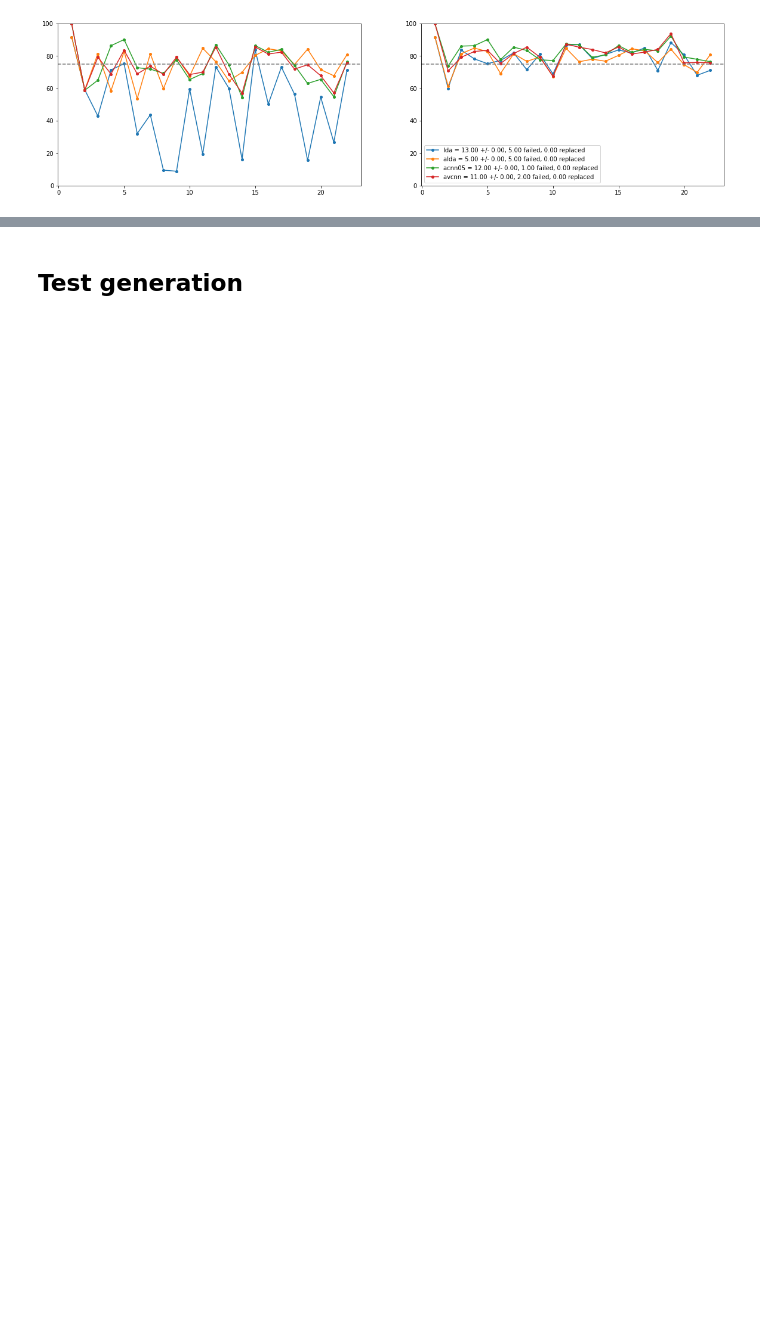
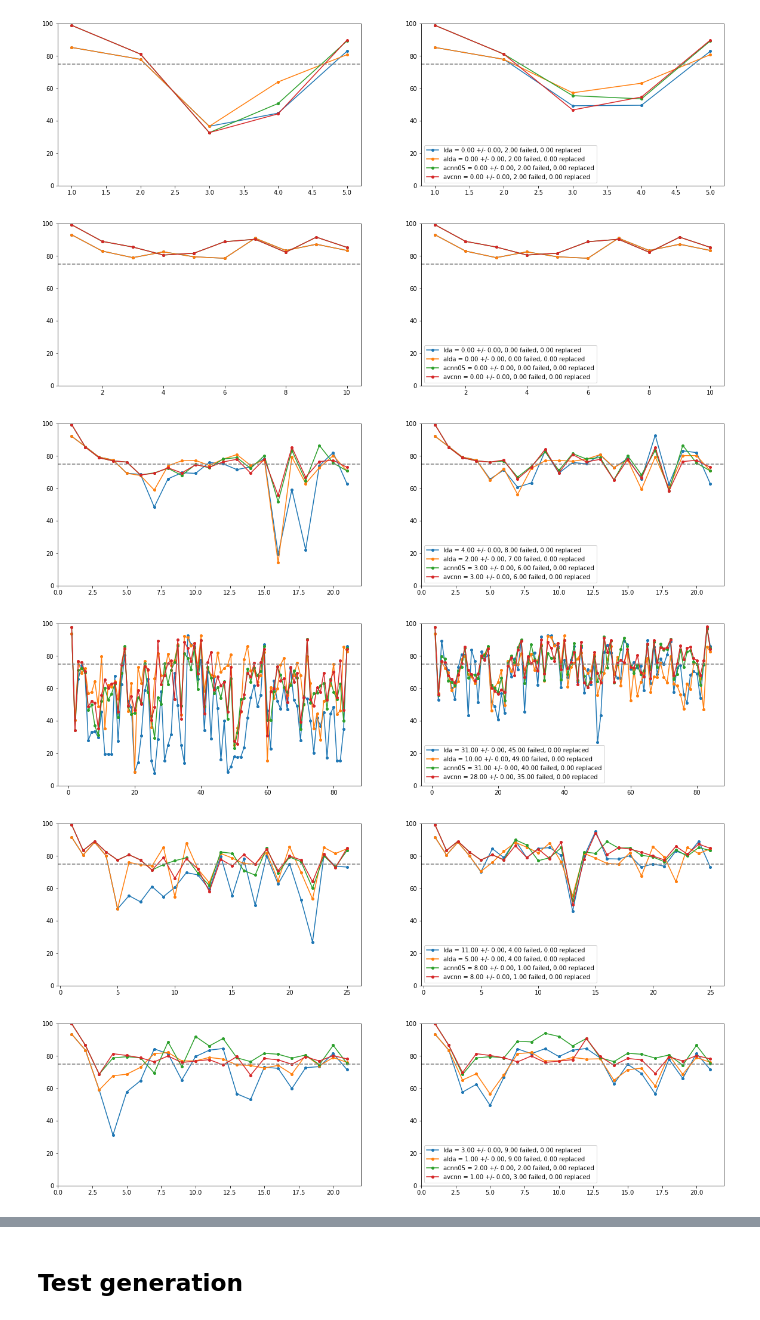
Before and after one commit to yuniteh/adaptive, a Jupyter notebook: python/main.ipynb, the cells around one changed output, grey strips where cells are left out. Cells and saved outputs as stored; diff of their text form; code cells hidden in the pictures; blank space fills up the shorter version.

```diff
--- a/python/main.ipynb
+++ b/python/main.ipynb
@@ -154,10 +154,10 @@ for it in range(1):#iter):
                         # get previous dofs
                         prev_ndof = [n_dof, key, train_dof]
                         if mod[0] == 'a':
-                            print('prev: ' + str(train_dof))
+                            # print('prev: ' + str(train_dof))
                             # get current dofs and create key
                             train_dof = np.unique(train_params[:,-1])
-                            print('cur: ' + str(train_dof))
+                            # print('cur: ' + str(train_dof))
                             key = np.zeros((len(train_dof),))
                             # check if current dofs are all in old dof list
                             dof_ovlp = np.isin(train_dof,prev_ndof[2],assume_unique=True)
@@ -208,12 +208,12 @@ for it in range(1):#iter):
                     train_data, train_params = lp.check_labels(train_data,train_params,train_dof,key,False)
                     val_data, val_params = lp.check_labels(val_data,val_params,train_dof,key,False)
 
-                    print('train dof: ' + str(train_dof) + ', key: ' + str(key))
-
+                    # print('train dof: ' + str(train_dof) + ', key: ' + str(key))
+                    noise_b = 'lda' not in mod
                     if (mod[0] == 'a' and i > 0) or ('cr' in mod and i > 0) or (mod == 'vcnn' and i > 0):
-                        _, x_clean_cnn, y_clean, _, x_train_cnn, y_train, x_train_lda, y_train_lda, _, _, _, _ = prd.prep_train_caps(train_data, train_params, emg_scale=emg_scale, scaler=scaler, num_classes=n_dof, prop_b=False, batch_size=bat, ft=ft, noise=True, split=False)
+                        _, x_clean_cnn, y_clean, _, x_train_cnn, y_train, x_train_lda, y_train_lda, _, _, _, _ = prd.prep_train_caps(train_data, train_params, emg_scale=emg_scale, scaler=scaler, num_classes=n_dof, prop_b=False, batch_size=bat, ft=ft, noise=noise_b, split=False)
                     else:
-                        _, x_clean_cnn, y_clean, _, x_train_cnn, y_train, x_train_lda, y_train_lda, emg_scale, scaler, _, _ = prd.prep_train_caps(train_data, train_params, prop_b=False, batch_size=bat, ft=ft, noise=True, split=False,num_classes=n_dof)
+                        _, x_clean_cnn, y_clean, _, x_train_cnn, y_train, x_train_lda, y_train_lda, emg_scale, scaler, _, _ = prd.prep_train_caps(train_data, train_params, prop_b=False, batch_size=bat, ft=ft, noise=noise_b, split=False,num_classes=n_dof)
                         if ((i == 0) and (c_weights is not None)) or ((i == 0) and (v_weights is not None)):
                             scaler = cp.deepcopy(scaler_0)
 
@@ -496,7 +497,7 @@ test_accuracy = tf.keras.metrics.CategoricalAccuracy(name='test_accuracy')
 plot_mod = ['lda','alda','cnn','acnn03','avcnn','crcnn']
 plot_mod = ['lda','alda','acnn05','avcnn']
 for plot_i in range(1):
-    for sub in range(4,5):
+    for sub in range(7):
         it_acc = []
         it_recal = []
         it_fail = []
@@ -563,31 +564,36 @@ for plot_i in range(1):
 
         std_acc2 = np.nanstd(np.abs(np.array(it_acc2)),axis=0)/np.sum(~np.isnan(np.array(it_acc2)),axis=0)
         std_acc = np.nanstd(np.abs(np.array(it_acc)),axis=0)/np.sum(~np.isnan(np.array(it_acc)),axis=0)
         std_val = np.nanstd(np.abs(np.array(it_val)),axis=0)/np.sum(~np.isnan(np.array(it_val)),axis=0)
         std_prev = np.nanstd(np.abs(np.array(it_prev)),axis=0)/np.sum(~np.isnan(np.array(it_prev)),axis=0)
         std_train = np.nanstd(np.abs(np.array(it_train)),axis=0)/np.sum(~np.isnan(np.array(it_train)),axis=0)
         std_times = np.nanstd(np.abs(np.array(it_times)),axis=0)/np.sum(~np.isnan(np.array(it_times)),axis=0)
         std_recal = np.nanstd(np.array(it_recal),axis=0)/np.sum(~np.isnan(np.array(it_recal)),axis=0)
         std_fail = np.nanstd(np.array(it_fail),axis=0)/np.sum(~np.isnan(np.array(it_fail)),axis=0)
         std_replaced = np.nanstd(np.array(it_replaced),axis=0)/np.sum(~np.isnan(np.array(it_replaced)),axis=0)
 
         fig, ax = plt.subplots(1,2,figsize=(20,5))
         for mod in plot_mod:
             plot_ind = mod_tot.index(mod)
             # ax.plot(ave_acc[2:,plot_ind],'.-',label= mod + ' = '+ str(ave_recal[plot_ind,0]) + ' +/- ' + str(std_recal[plot_ind,0]))
             x = ~np.isnan(ave_val[:,plot_ind])
             # ave_acc2 = cp.deepcopy(ave_acc)
             # ave_acc[x,plot_ind] = ave_val[x,plot_ind]
 
             ax[0].plot(ave_acc[:,plot_ind],'.-',ms=8,label= mod + ' = '+ "{:.2f}".format(ave_recal[plot_ind]) + ' +/- ' + "{:.2f}".format(std_recal[plot_ind]) + ', ' + "{:.2f}".format(ave_fail[plot_ind]) +' failed'+ ', ' + "{:.2f}".format(ave_replaced[plot_ind]) +' replaced')#str(std_recal[plot_ind,0]))
             # ax[0].plot(np.squeeze(np.where(x)),ave_acc[x,plot_ind],'kx',ms=12)
             ax[1].plot(ave_acc2[:,plot_ind],'.-',ms=8,label= mod + ' = '+ "{:.2f}".format(ave_recal[plot_ind]) + ' +/- ' + "{:.2f}".format(std_recal[plot_ind])+ ', ' + "{:.2f}".format(ave_fail[plot_ind]) + ' failed'+ ', ' + "{:.2f}".format(ave_replaced[plot_ind]) +' replaced')#+ str(std_recal[plot_ind,0]))
             # ax.plot(np.squeeze(np.where(x)), ave_val[~np.isnan(ave_val[:,plot_ind]),plot_ind],'.-',ms=8,label= mod + ' = '+ str(ave_recal[plot_ind,0]) + ' +/- ' + str(std_recal[plot_ind,0]))
             # plt.fill_between(np.arange(ave_acc[2:,plot_ind].shape[0]),ave_acc[2:,plot_ind]-std_acc[2:,plot_ind],ave_acc[2:,plot_ind]+std_acc[2:,plot_ind],alpha=.3)
         ax[1].legend()
         for i in range(2):
             ax[i].axhline(75, ls='--', color='grey')
             ax[i].set_ylim([0,100])
         # ax[1].axhline(75, ls='--', color='grey')
 # %% [output]
-[figure, old version]
+[figure, new version]
+[figure, added]
+[figure, added]
+[figure, added]
+[figure, added]
+[figure, added]
```
Also changed, not shown: parts of 2 cells of this notebook, 2 other files.
